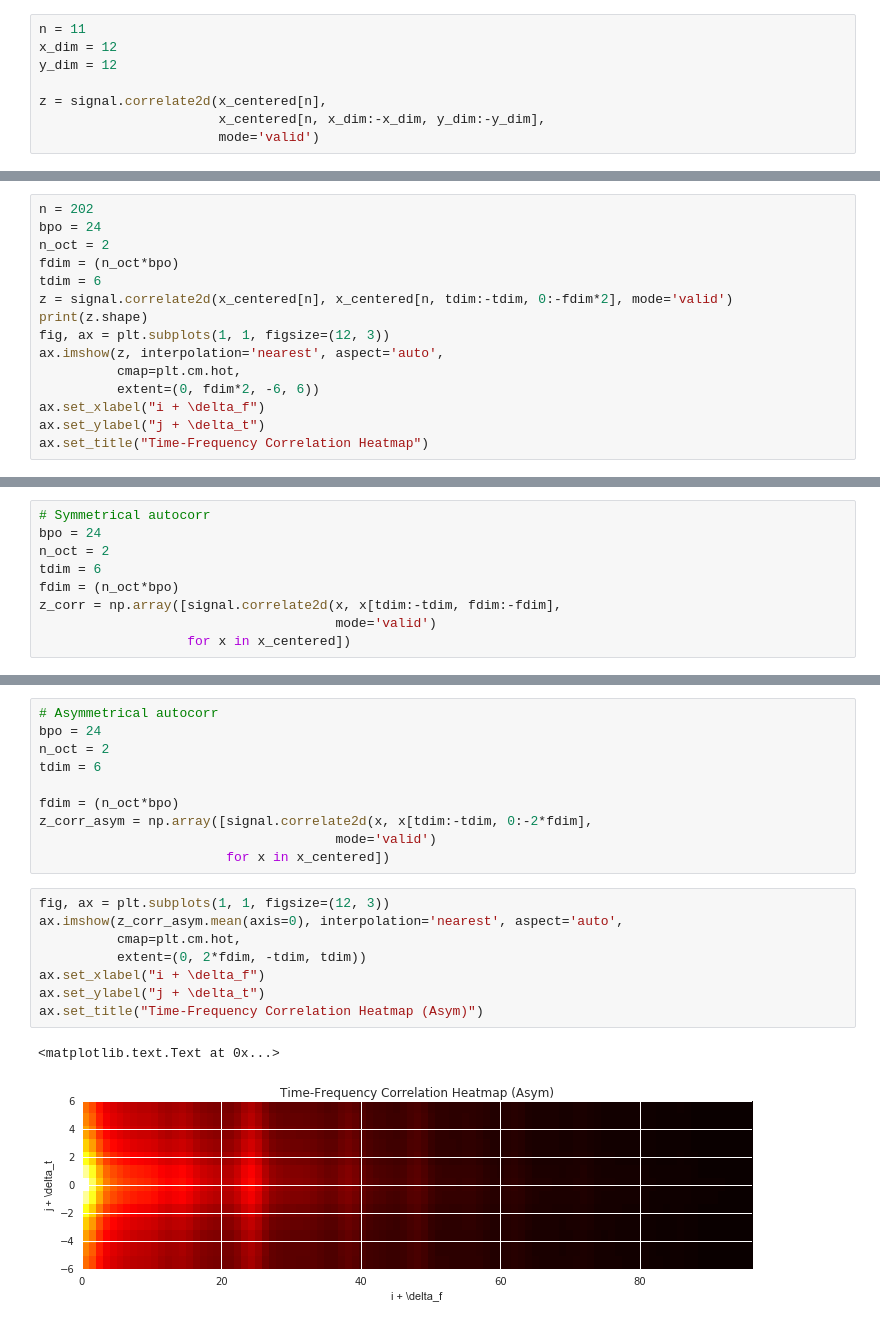
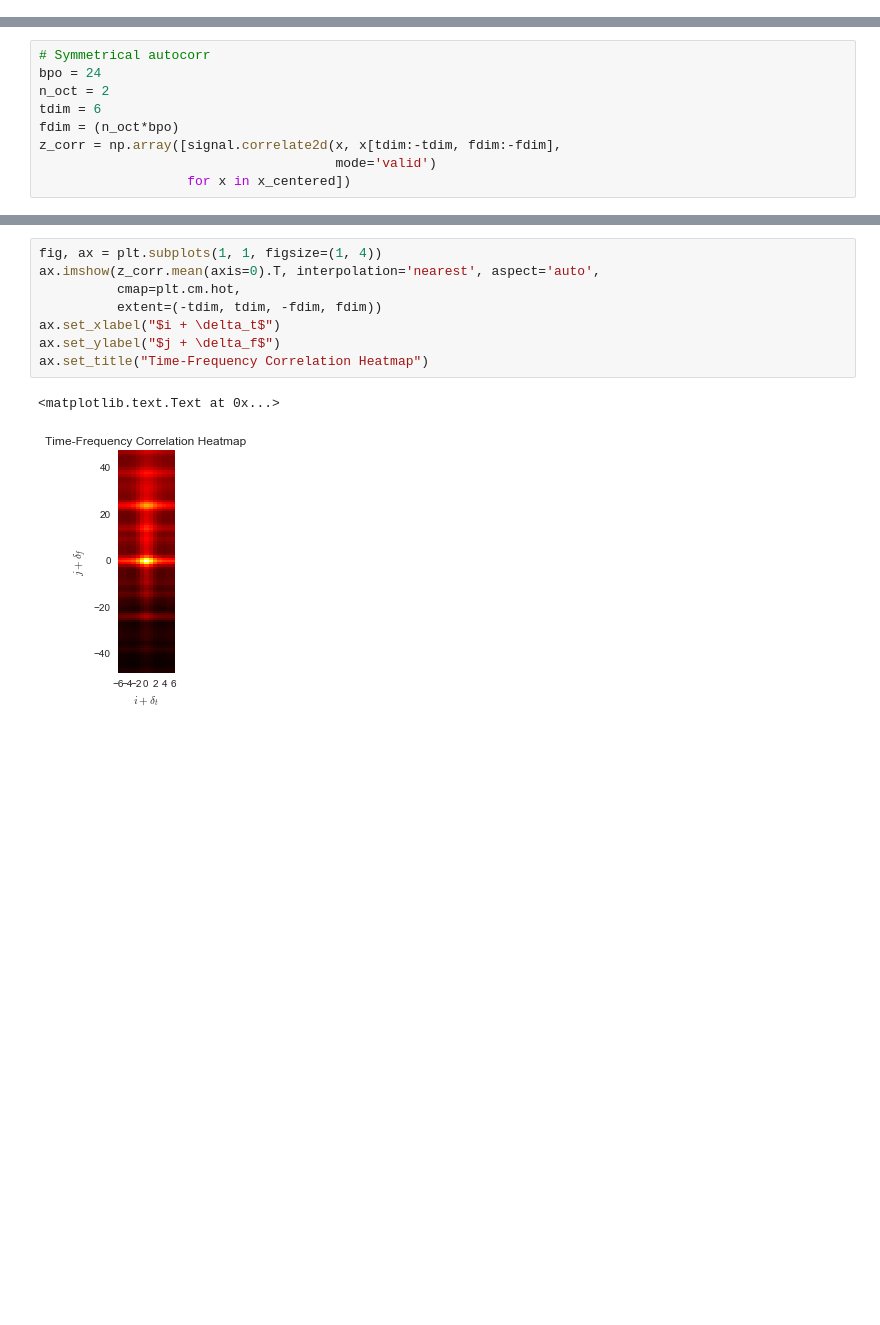
Before and after one commit to ejhumphrey/harmonic-cnn, a Jupyter notebook: data/covariance-inquiry.ipynb, the cells around one changed output, grey strips where cells are left out. Cells and saved outputs as stored; diff of their text form; blank space fills up the shorter version.

Commit message:
Correlation images for paper, plus raw data to redraw.

```diff
--- a/data/covariance-inquiry.ipynb
+++ b/data/covariance-inquiry.ipynb
@@ -41,11 +46,3 @@ plt.tight_layout()
 x_mean = x_gray.mean(axis=0)
 x_var = x_gray.var(axis=0)
 x_centered = x_gray - x_mean
-# %%
-n = 11
-x_dim = 12
-y_dim = 12
-
-z = signal.correlate2d(x_centered[n],
-                       x_centered[n, x_dim:-x_dim, y_dim:-y_dim],
-                       mode='valid')
@@ -101,15 +69,0 @@ x_centered = np.log1p(50*x_cqt) - np.log1p(50*x_cqt).mean(axis=0)
-# %%
-n = 202
-bpo = 24
-n_oct = 2
-fdim = (n_oct*bpo)
-tdim = 6
-z = signal.correlate2d(x_centered[n], x_centered[n, tdim:-tdim, 0:-fdim*2], mode='valid')
-print(z.shape)
-fig, ax = plt.subplots(1, 1, figsize=(12, 3))
-ax.imshow(z, interpolation='nearest', aspect='auto',
-          cmap=plt.cm.hot,
-          extent=(0, fdim*2, -6, 6))
-ax.set_xlabel("i + \delta_f")
-ax.set_ylabel("j + \delta_t")
-ax.set_title("Time-Frequency Correlation Heatmap")
@@ -219,21 +123,11 @@ ax.set_title("Time-Frequency Correlation Heatmap (Symm)")
-# %%
-# Asymmetrical autocorr
-bpo = 24
-n_oct = 2
-tdim = 6
-
-fdim = (n_oct*bpo)
-z_corr_asym = np.array([signal.correlate2d(x, x[tdim:-tdim, 0:-2*fdim],
-                                      mode='valid')
-                        for x in x_centered])
 # %%
-fig, ax = plt.subplots(1, 1, figsize=(12, 3))
-ax.imshow(z_corr_asym.mean(axis=0), interpolation='nearest', aspect='auto',
+fig, ax = plt.subplots(1, 1, figsize=(1, 4))
+ax.imshow(z_corr.mean(axis=0).T, interpolation='nearest', aspect='auto',
           cmap=plt.cm.hot,
-          extent=(0, 2*fdim, -tdim, tdim))
-ax.set_xlabel("i + \delta_f")
-ax.set_ylabel("j + \delta_t")
-ax.set_title("Time-Frequency Correlation Heatmap (Asym)")
+          extent=(-tdim, tdim, -fdim, fdim))
+ax.set_xlabel("$i + \delta_t$")
+ax.set_ylabel("$j + \delta_f$")
+ax.set_title("Time-Frequency Correlation Heatmap")
 # %% [output]
 <matplotlib.text.Text at 0x...>
-[figure, old version]
+[figure, new version]
```
Also changed, not shown: parts of 25 cells of this notebook, 4 other files.
